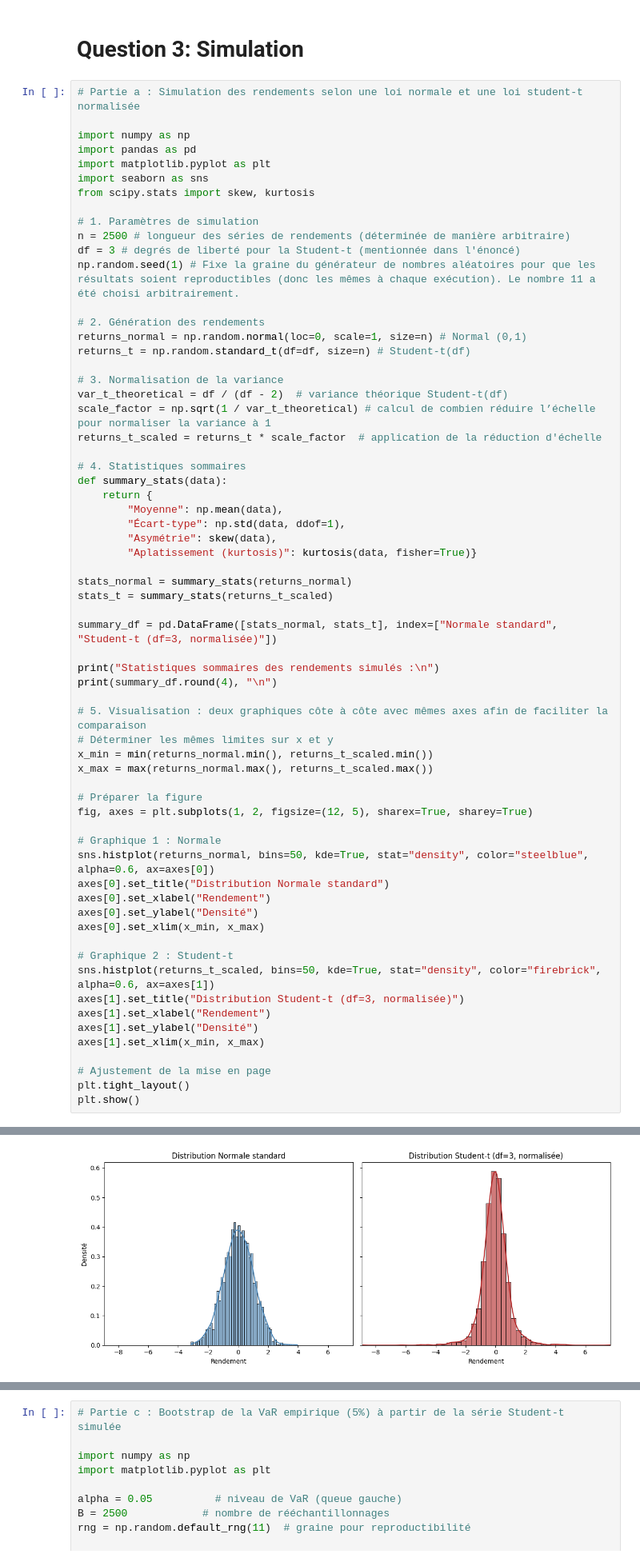
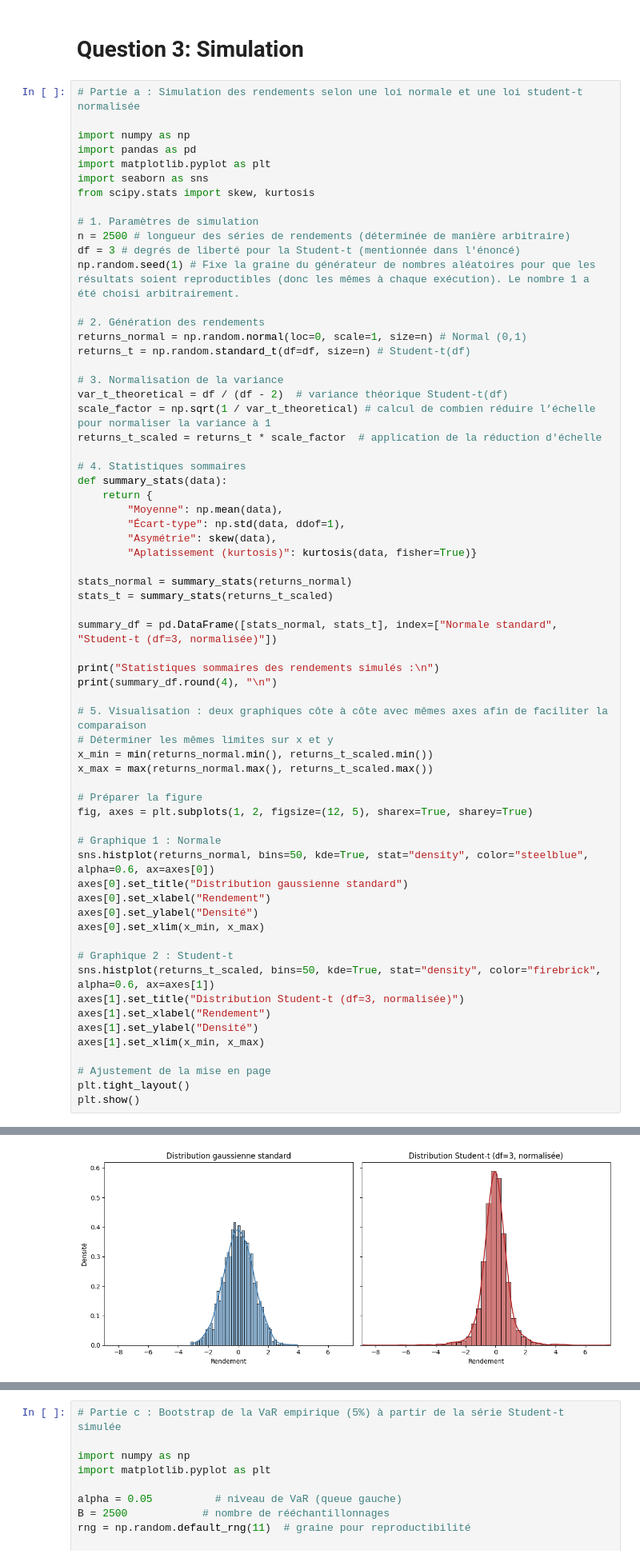
Before and after one commit to jeansimon18/Devoir-1-conom-trie, a Jupyter notebook: Probleme 3.ipynb, the cells around one changed output, grey strips where cells are left out. Shown at 80% size. Cells and saved outputs as stored; diff of their text form.

```diff
--- a/Probleme 3.ipynb
+++ b/Probleme 3.ipynb
@@ -12,7 +12,7 @@ from scipy.stats import skew, kurtosis
 # 1. Paramètres de simulation
 n = 2500 # longueur des séries de rendements (déterminée de manière arbitraire)
 df = 3 # degrés de liberté pour la Student-t (mentionnée dans l'énoncé)
-np.random.seed(1) # Fixe la graine du générateur de nombres aléatoires pour que les résultats soient reproductibles (donc les mêmes à chaque exécution). Le nombre 11 a été choisi arbitrairement.
+np.random.seed(1) # Fixe la graine du générateur de nombres aléatoires pour que les résultats soient reproductibles (donc les mêmes à chaque exécution). Le nombre 1 a été choisi arbitrairement.
 
 # 2. Génération des rendements
 returns_normal = np.random.normal(loc=0, scale=1, size=n) # Normal (0,1)
@@ -46,32 +46,32 @@ x_max = max(returns_normal.max(), returns_t_scaled.max())
 
 # Préparer la figure
 fig, axes = plt.subplots(1, 2, figsize=(12, 5), sharex=True, sharey=True)
 
 # Graphique 1 : Normale
 sns.histplot(returns_normal, bins=50, kde=True, stat="density", color="steelblue", alpha=0.6, ax=axes[0])
-axes[0].set_title("Distribution Normale standard")
+axes[0].set_title("Distribution gaussienne standard")
 axes[0].set_xlabel("Rendement")
 axes[0].set_ylabel("Densité")
 axes[0].set_xlim(x_min, x_max)
 
 # Graphique 2 : Student-t
 sns.histplot(returns_t_scaled, bins=50, kde=True, stat="density", color="firebrick", alpha=0.6, ax=axes[1])
 axes[1].set_title("Distribution Student-t (df=3, normalisée)")
 axes[1].set_xlabel("Rendement")
 axes[1].set_ylabel("Densité")
 axes[1].set_xlim(x_min, x_max)
 
 # Ajustement de la mise en page
 plt.tight_layout()
 plt.show()
 # %% [output]
 Statistiques sommaires des rendements simulés :
 
                               Moyenne  Écart-type  Asymétrie  \
 Normale standard               0.0237      1.0044    -0.0191
 Student-t (df=3, normalisée)  -0.0320      0.8979    -0.2371
 
                               Aplatissement (kurtosis)
 Normale standard                                0.0188
 Student-t (df=3, normalisée)                   10.2730
-[figure, old version]
+[figure, new version]
```
Also changed, not shown: parts of 2 cells of this notebook.
